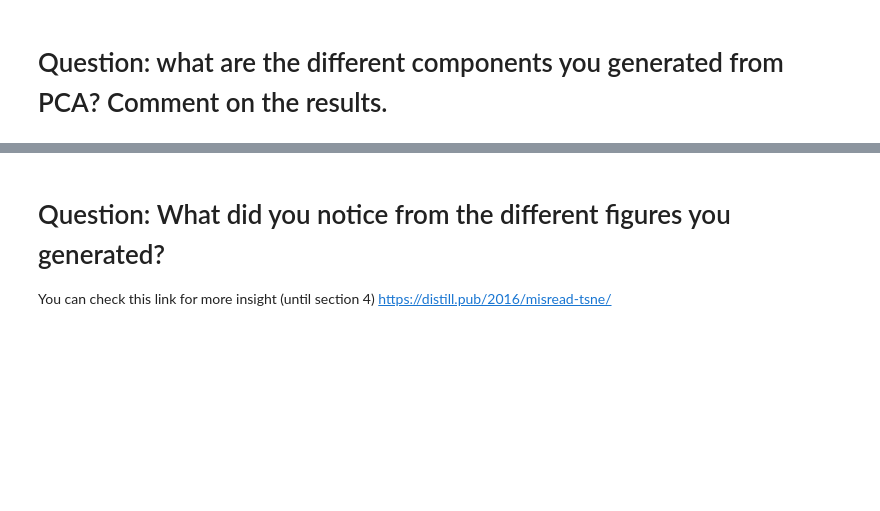
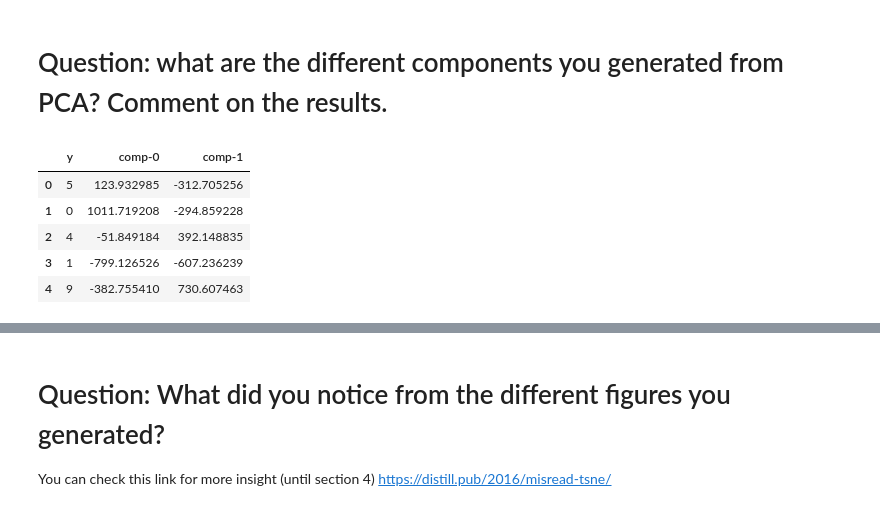
Before and after one commit to Telemachus19/02-24-00205-Machine-Learning, a Jupyter notebook: Assignments/Assignment-3/Assignment-3.ipynb, the cells around one changed output, grey strips where cells are left out. Drawn from its saved outputs; the diff is of its cells as text; code cells hidden in the pictures; blank space fills up the shorter version.

```diff
--- a/Assignments/Assignment-3/Assignment-3.ipynb
+++ b/Assignments/Assignment-3/Assignment-3.ipynb
@@ -101,2 +100,11 @@ Total number of components used after PCA : 44
 # %% [markdown]
 # Question: what are the different components you generated from PCA? Comment on the results.
+# %%
+pcadf.head()
+# %% [output]
+|  | y | comp-0 | comp-1 |
+| 0 | 5 | 123.932985 | -312.705256 |
+| 1 | 0 | 1011.719208 | -294.859228 |
+| 2 | 4 | -51.849184 | 392.148835 |
+| 3 | 1 | -799.126526 | -607.236239 |
+| 4 | 9 | -382.755410 | 730.607463 |
```
Also changed, not shown: parts of 8 cells of this notebook.
